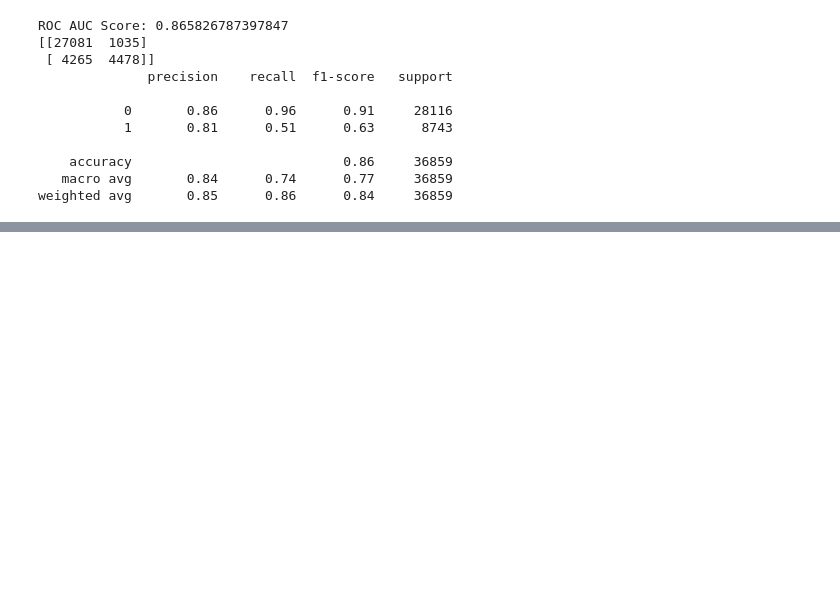
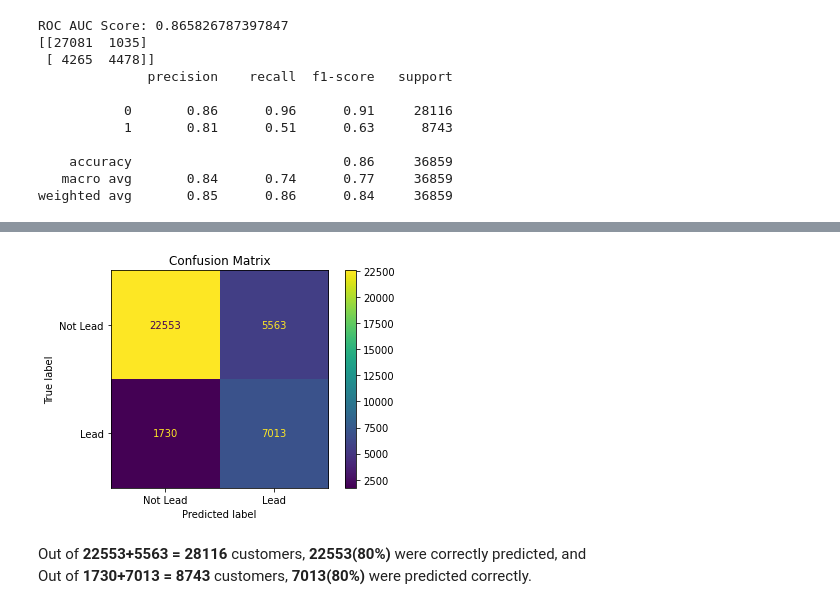
Before and after one commit to manoj25hyd/Credit-Card-Lead-Prediction, a Jupyter notebook: Hypothesis testing.ipynb, the cells around one changed output, grey strips where cells are left out. Drawn from its saved outputs; the diff is of its cells as text; code cells hidden in the pictures; blank space fills up the shorter version.

```diff
--- a/Hypothesis testing.ipynb
+++ b/Hypothesis testing.ipynb
@@ -747,0 +838,12 @@ weighted avg       0.84      0.82      0.82     36859
+# %%
+# Build Gradient Boositng Model
+xgb_model = XGBClassifier(subsample = 0.7, scale_pos_weight = 4, reg_lambda = 5, reg_alpha = 5, n_estimators = 50, max_depth = 8,  learning_rate = 0.3, gamma = 10, colsample_bytree = 1, colsample_bylevel = 0.5)
+# Fit the Data
+xgb_model.fit(X_train[selected_features], y_train)
+# Predict with X_test
+y_pred = xgb_model.predict(X_test[selected_features])
+# Print ROC AUC Score
+print("ROC AUC Score:", roc_auc_score(y_test, xgb_model.predict_proba(X_test[selected_features])[:,1]))
+# Confusion Matrix and Classification Report
+print(confusion_matrix(y_test, y_pred))
+print(classification_report(y_test, y_pred))
@@ -747,0 +863,9 @@ weighted avg       0.84      0.82      0.82     36859
+# %%
+plot_confusion_matrix(xgb_model, X_test[selected_features], y_test, display_labels = ["Not Lead", "Lead"])
+plt.title("Confusion Matrix")
+plt.show()
+# %% [output]
+[figure, added]
+# %% [markdown]
+Out of **22553+5563 = 28116** customers, **22553(80%)** were correctly predicted, and
+<br>Out of **1730+7013 = 8743** customers, **7013(80%)** were predicted correctly.
```
Also changed, not shown: parts of 30 cells of this notebook, 4 other files.
